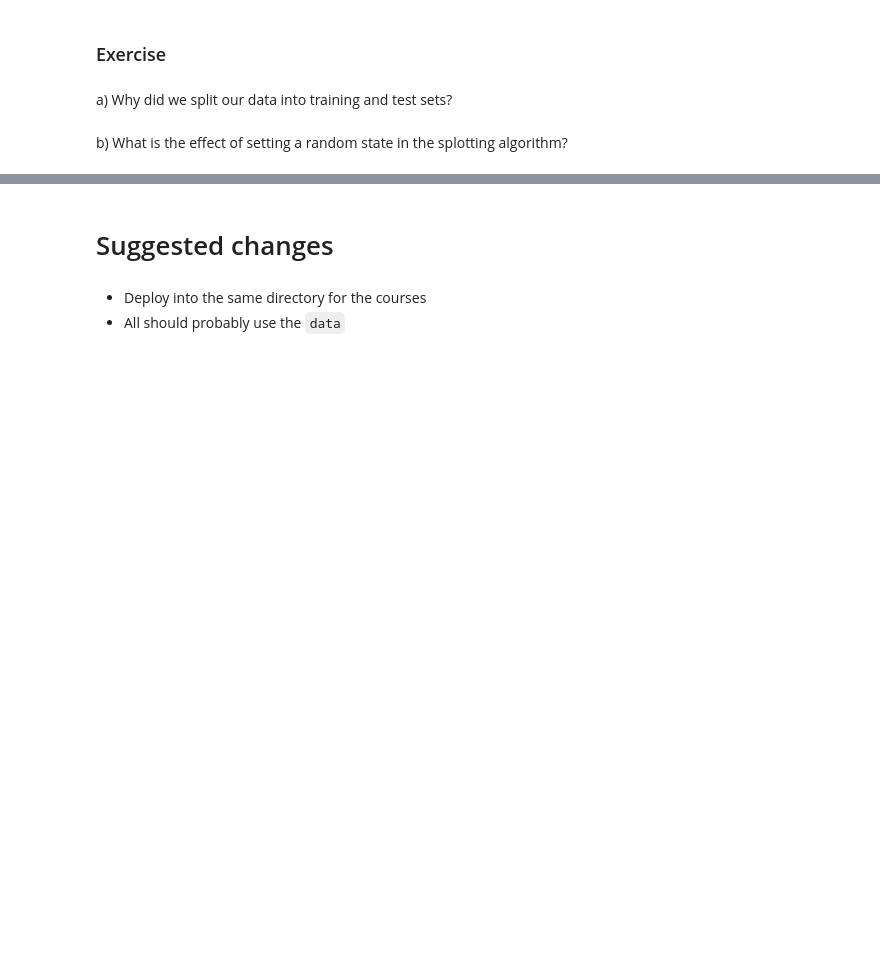
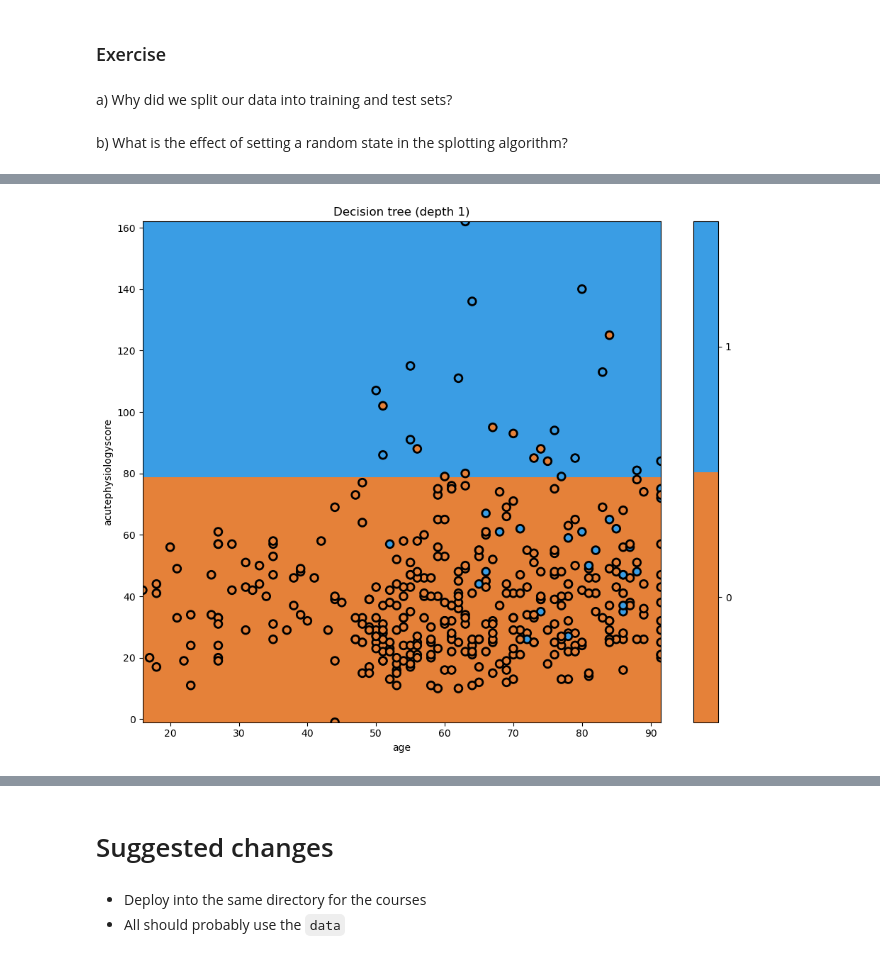
Before and after one commit to marioa/ml_course, a Jupyter notebook: ML.ipynb, the cells around one changed output, grey strips where cells are left out. Cells and saved outputs as stored; diff of their text form; code cells hidden in the pictures; blank space fills up the shorter version.

```diff
--- a/ML.ipynb
+++ b/ML.ipynb
@@ -674,0 +698,9 @@ b) What is the effect of setting a random state in the splotting algorithm?
+# %%
+import matplotlib.pyplot as plt
+
+# look at the regions in a 2d plot
+# based on scikit-learn tutorial plot_iris.html
+plt.figure(figsize=[10,8])
+glowyr.plot_model_pred_2d(mdl, x_train, y_train, title="Decision tree (depth 1)")
+# %% [output]
+[figure, added]
```
Also changed, not shown: parts of 9 cells of this notebook.
